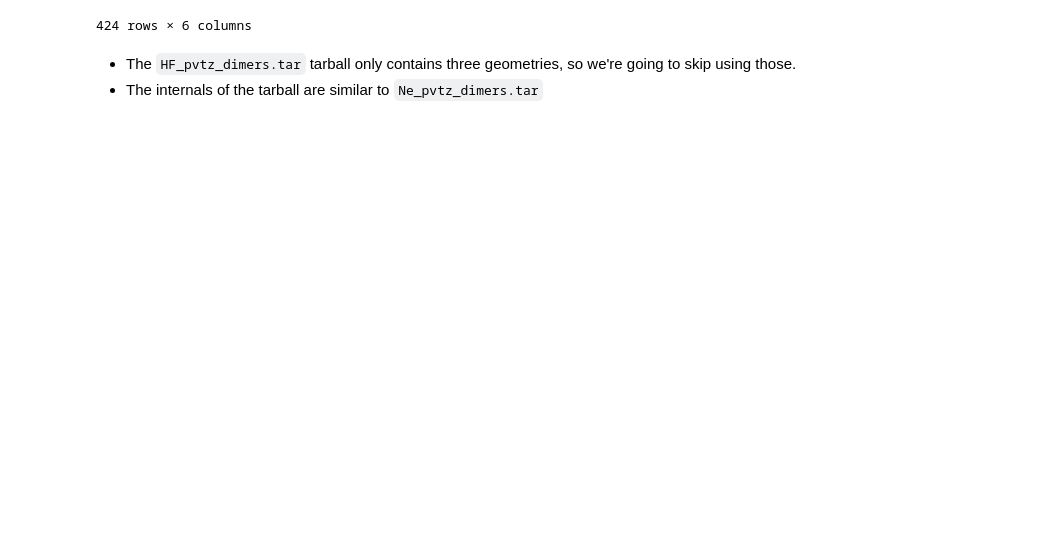
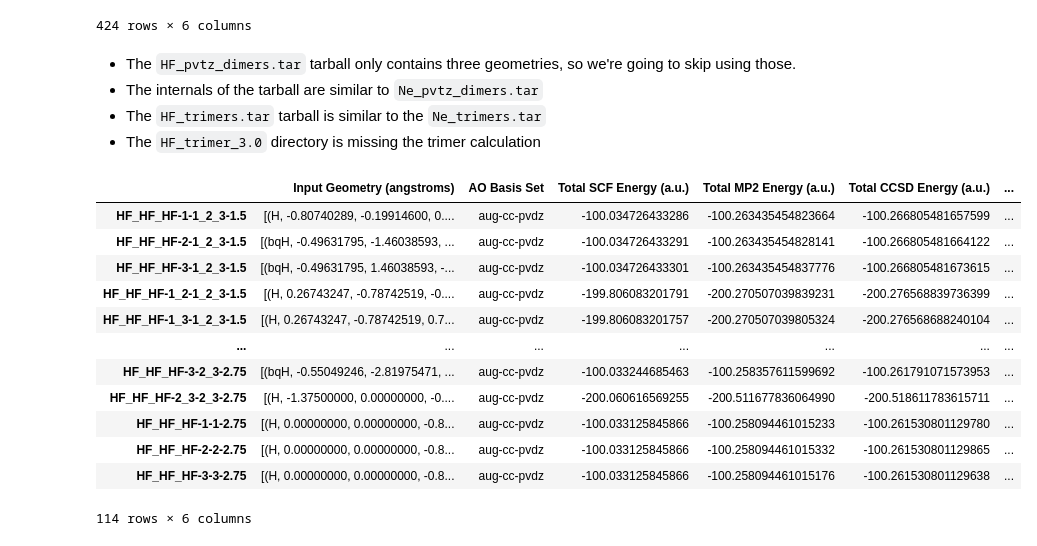
Before and after one commit to rmrresearch/bsse_db, a Jupyter notebook: data_parsing.ipynb, the cells around one changed output. Cells and saved outputs as stored; diff of their text form; code cells hidden in the pictures; blank space fills up the shorter version.

```diff
--- a/data_parsing.ipynb
+++ b/data_parsing.ipynb
@@ -361,3 +361,60 @@ pd.DataFrame(fh_dimer_results).transpose()
 # %% [markdown]
 - The `HF_pvtz_dimers.tar` tarball only contains three geometries, so we're going to skip using those.
 - The internals of the tarball are similar to `Ne_pvtz_dimers.tar`
+- The `HF_trimers.tar` tarball is similar to the `Ne_trimers.tar`
+- The `HF_trimer_3.0` directory is missing the trimer calculation
+# %%
+nsteps = 6
+step_size = 0.25 # How much we displace for each step.
+
+fh_trimer_distances = set()
+fh_trimer_results = {}
+
+with tarfile.open('data/HF/HF_trimers.tar', 'r') as tarball:
+    all_names = tarball.getnames() # Gets all the directories and files inside the tarball
+
+    monomers = ('HF', 'HF', 'HF')
+    for dx in range(nsteps):
+        x = 1.5 + dx * step_size
+        directory_name = os.path.join('HF_trimers', 'HF_trimer_{}'.format(x))
+
+        if directory_name in all_names: #
+            for real in powerset(['A', 'B', 'C']):
+
+                trimer_file_name = 'output_E_ABC_{}.txt'.format(''.join(real))
+                file_name = os.path.join(directory_name, trimer_file_name)
+                results = parse_tarred_file(tarball, file_name)
+                fh_trimer_distances.add(x)
+                key = make_key_from_file(monomers, trimer_file_name) + '-{}'.format(x)
+                save_state(key, results, fh_trimer_results)
+
+            for basis in itertools.combinations(['A', 'B', 'C'], 2):
+                for real in powerset(basis):
+                    dimer_file_name = 'output_E_{}_{}.txt'.format(''.join(basis), ''.join(real))
+                    file_name = os.path.join(directory_name, dimer_file_name)
+                    results = parse_tarred_file(tarball, file_name)
+                    key = make_key_from_file(monomers, dimer_file_name) + '-{}'.format(x)
+                    save_state(key, results, fh_trimer_results)
+
+            for real in ['A', 'B', 'C']:
+                monomer_file_name = 'output_E_{}_{}.txt'.format(''.join(real), ''.join(real))
+                file_name = os.path.join(directory_name, monomer_file_name)
+                results = parse_tarred_file(tarball, file_name)
+                key = make_key_from_file(monomers, monomer_file_name) + '-{}'.format(x)
+                save_state(key, results, fh_trimer_results)
+
+pd.DataFrame(fh_trimer_results).transpose()
+# %% [output]
+|  | Input Geometry (angstroms) | AO Basis Set | Total SCF Energy (a.u.) | Total MP2 Energy (a.u.) | Total CCSD Energy (a.u.) | ... |
+| HF_HF_HF-1-1_2_3-1.5 | [(H, -0.80740289, -0.19914600, 0.... | aug-cc-pvdz | -100.034726433286 | -100.263435454823664 | -100.266805481657599 | ... |
+| HF_HF_HF-2-1_2_3-1.5 | [(bqH, -0.49631795, -1.46038593, ... | aug-cc-pvdz | -100.034726433291 | -100.263435454828141 | -100.266805481664122 | ... |
+| HF_HF_HF-3-1_2_3-1.5 | [(bqH, -0.49631795, 1.46038593, -... | aug-cc-pvdz | -100.034726433301 | -100.263435454837776 | -100.266805481673615 | ... |
+| HF_HF_HF-1_2-1_2_3-1.5 | [(H, 0.26743247, -0.78742519, -0.... | aug-cc-pvdz | -199.806083201791 | -200.270507039839231 | -200.276568839736399 | ... |
+| HF_HF_HF-1_3-1_2_3-1.5 | [(H, 0.26743247, -0.78742519, 0.7... | aug-cc-pvdz | -199.806083201757 | -200.270507039805324 | -200.276568688240104 | ... |
+| ... | ... | ... | ... | ... | ... | ... |
+| HF_HF_HF-3-2_3-2.75 | [(bqH, -0.55049246, -2.81975471, ... | aug-cc-pvdz | -100.033244685463 | -100.258357611599692 | -100.261791071573953 | ... |
+| HF_HF_HF-2_3-2_3-2.75 | [(H, -1.37500000, 0.00000000, -0.... | aug-cc-pvdz | -200.060616569255 | -200.511677836064990 | -200.518611783615711 | ... |
+| HF_HF_HF-1-1-2.75 | [(H, 0.00000000, 0.00000000, -0.8... | aug-cc-pvdz | -100.033125845866 | -100.258094461015233 | -100.261530801129780 | ... |
+| HF_HF_HF-2-2-2.75 | [(H, 0.00000000, 0.00000000, -0.8... | aug-cc-pvdz | -100.033125845866 | -100.258094461015332 | -100.261530801129865 | ... |
+| HF_HF_HF-3-3-2.75 | [(H, 0.00000000, 0.00000000, -0.8... | aug-cc-pvdz | -100.033125845866 | -100.258094461015176 | -100.261530801129638 | ... |
+114 rows × 6 columns
```
Also changed, not shown: parts of 2 cells of this notebook, 1 other file.
